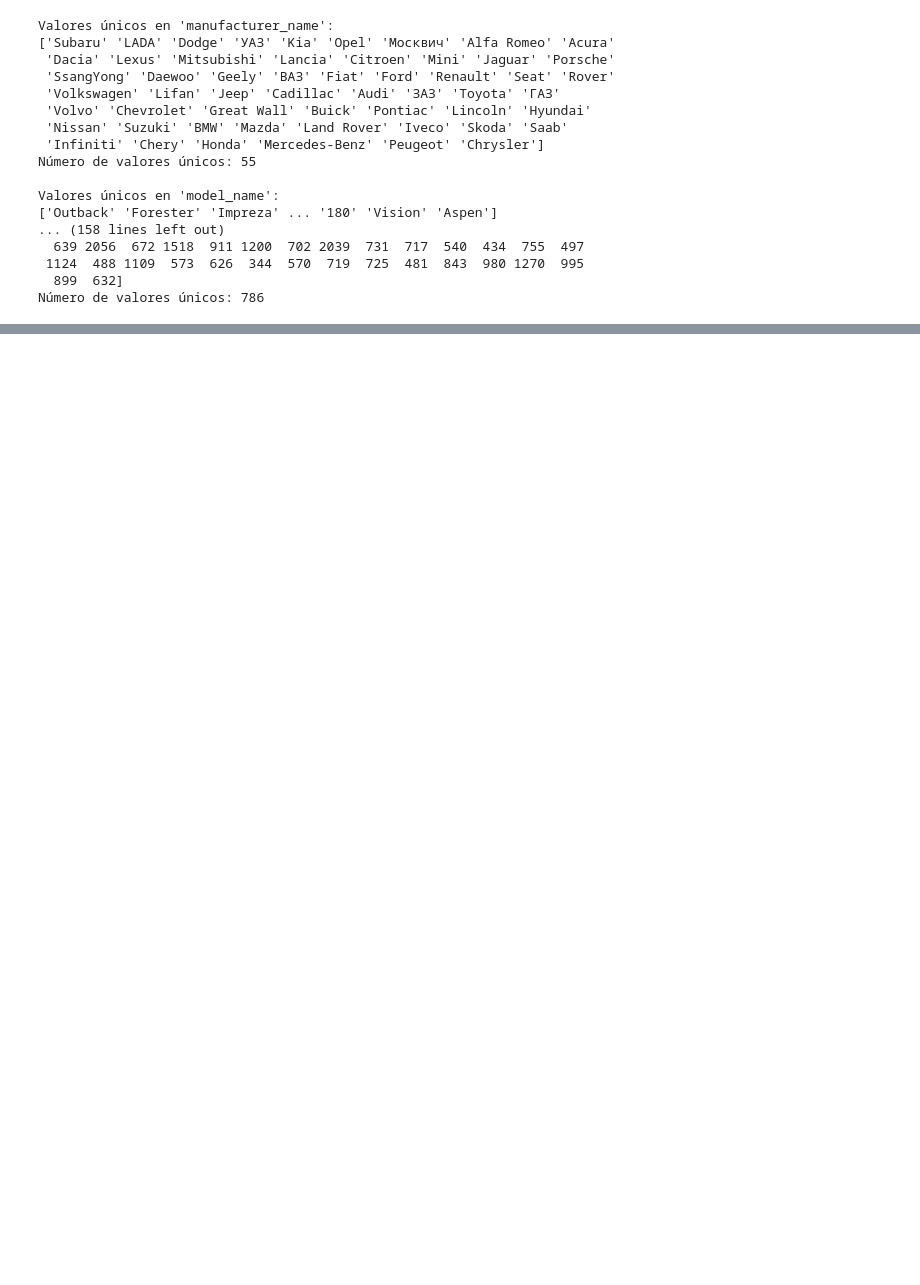
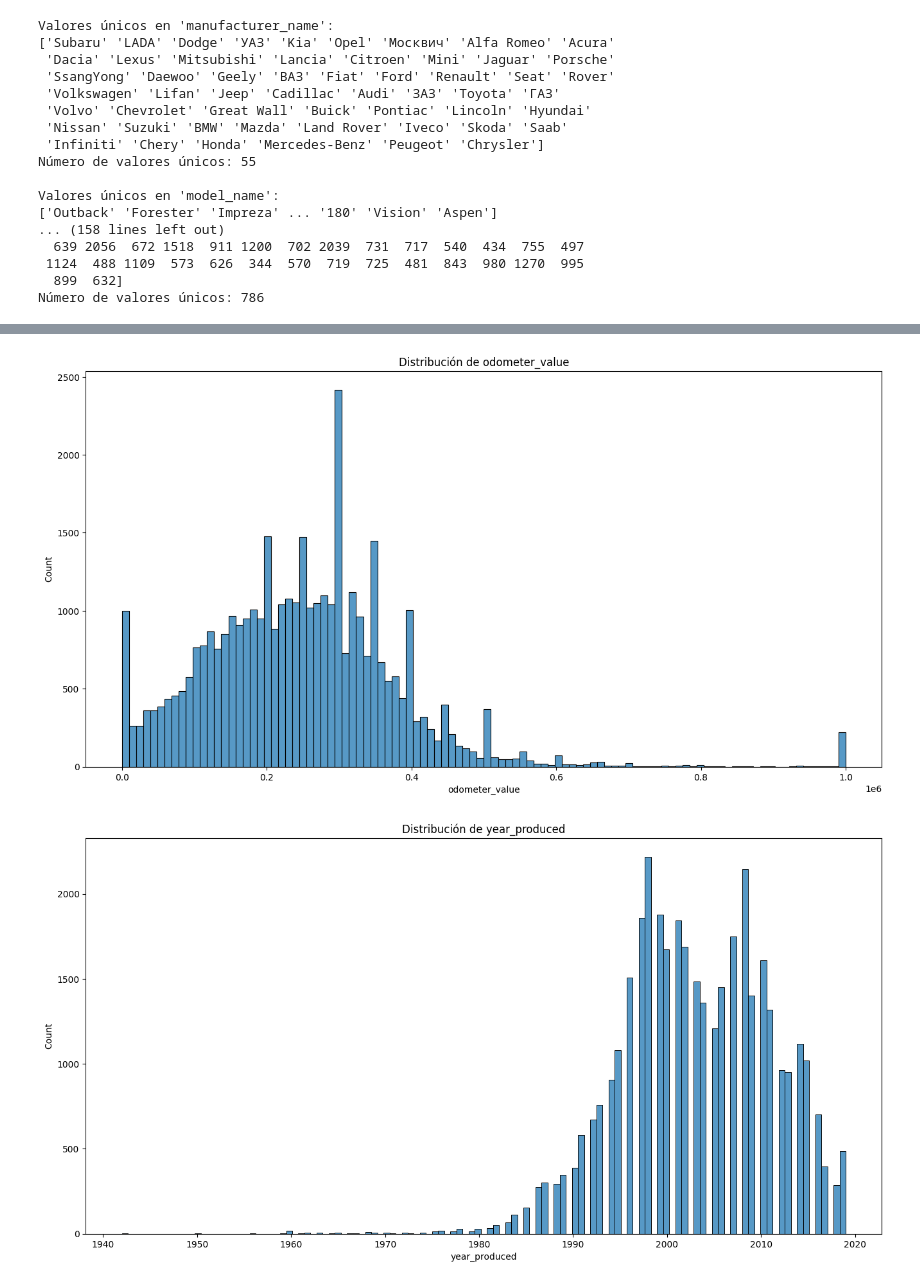
Before and after one commit to jesc6447/Introduccion-a-la-IA-2026A, a Jupyter notebook: Unidad 1/Practica 1 - Regrsion lineal/Regresion-Lineal.ipynb, the cells around one changed output, grey strips where cells are left out. Drawn from its saved outputs; the diff is of its cells as text; code cells hidden in the pictures; blank space fills up the shorter version.

Commit message:
Se eliminaron valores nan, se agregaron graficas de de barras, histogramas y boxplot. Se eliminaron outliner

```diff
--- a/Unidad 1/Practica 1 - Regrsion lineal/Regresion-Lineal.ipynb
+++ b/Unidad 1/Practica 1 - Regrsion lineal/Regresion-Lineal.ipynb
@@ -94,0 +164,3 @@ array(['Subaru', 'LADA', 'Dodge', 'УАЗ', 'Kia', 'Opel', 'Москвич',
+# %%
+df_clear = df.drop(columns=['model_name','feature_0', 'feature_1', 'feature_2', 'feature_3', 'feature_4', 'feature_5', 'feature_6', 'feature_7', 'feature_8', 'feature_9', 'up_counter', 'number_of_photos', 'duration_listed','location_region'])
+df_clear.info()
@@ -94,0 +185,12 @@ array(['Subaru', 'LADA', 'Dodge', 'УАЗ', 'Kia', 'Opel', 'Москвич',
+# %%
+variables_categoricas = ['manufacturer_name', 'transmission', 'color', 'engine_fuel','engine_type','body_type', 'state', 'drivetrain', 'is_exchangeable']
+variables_numericas = ['odometer_value', 'year_produced', 'engine_capacity', 'price_usd']
+# %%
+for col in variables_numericas:
+    plt.figure(figsize=(16,8))
+    sns.histplot(df_clear[col], kde=False)
+    plt.title(f'Distribución de {col}')
+    plt.show()
+# %% [output]
+[figure, added]
+[figure, added]
```
Also changed, not shown: parts of 19 cells of this notebook, 2 other files.
